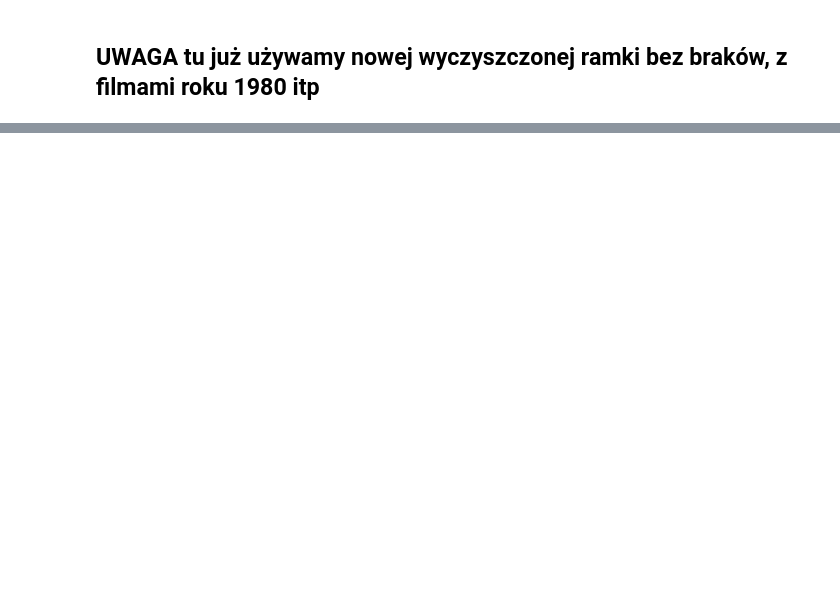
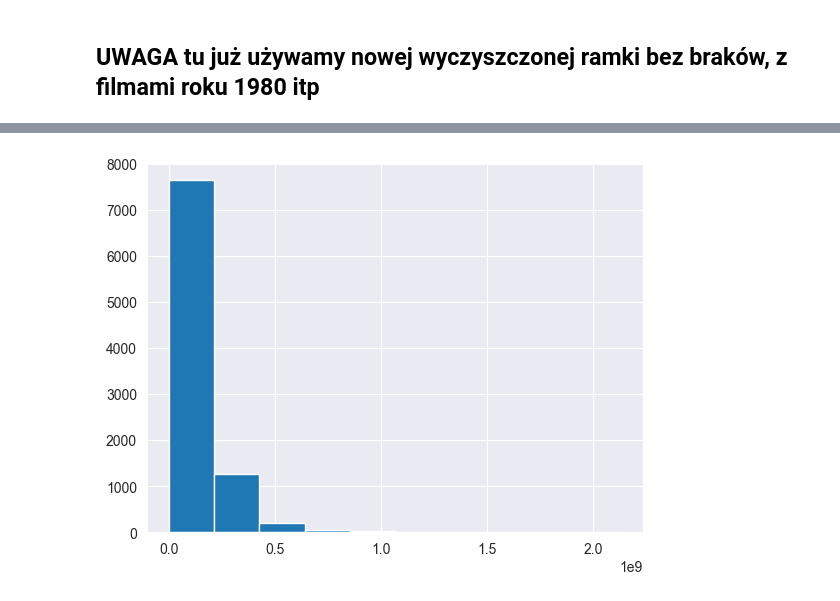
Before and after one commit to olkat12/Data_Exploration, a Jupyter notebook: data-visualization/NEW_visualization.ipynb, the cells around one changed output, grey strips where cells are left out. Cells and saved outputs as stored; diff of their text form; code cells hidden in the pictures; blank space fills up the shorter version.

```diff
--- a/data-visualization/NEW_visualization.ipynb
+++ b/data-visualization/NEW_visualization.ipynb
@@ -363,0 +392,5 @@ plt.show()
+# %%
+data['actors_avg_revenue'].hist()
+plt.show()
+# %% [output]
+[figure, added]
```
Also changed, not shown: parts of 20 cells of this notebook.
